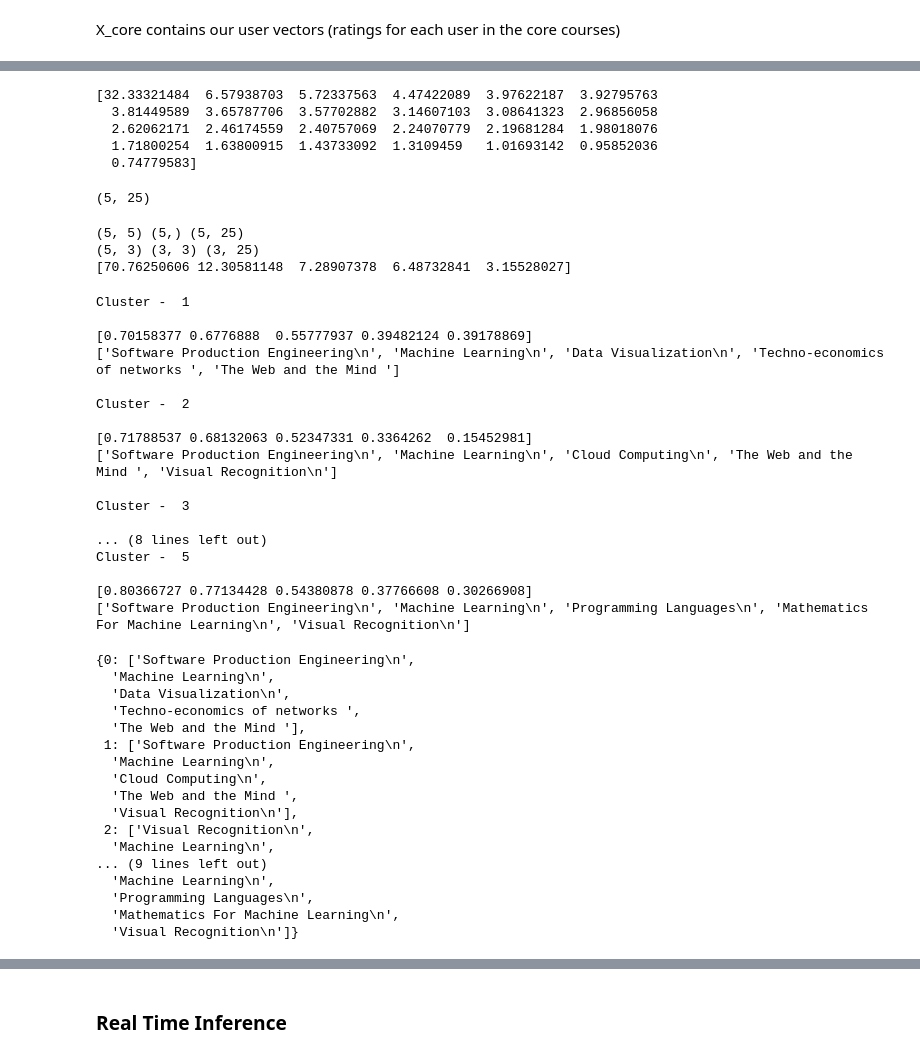
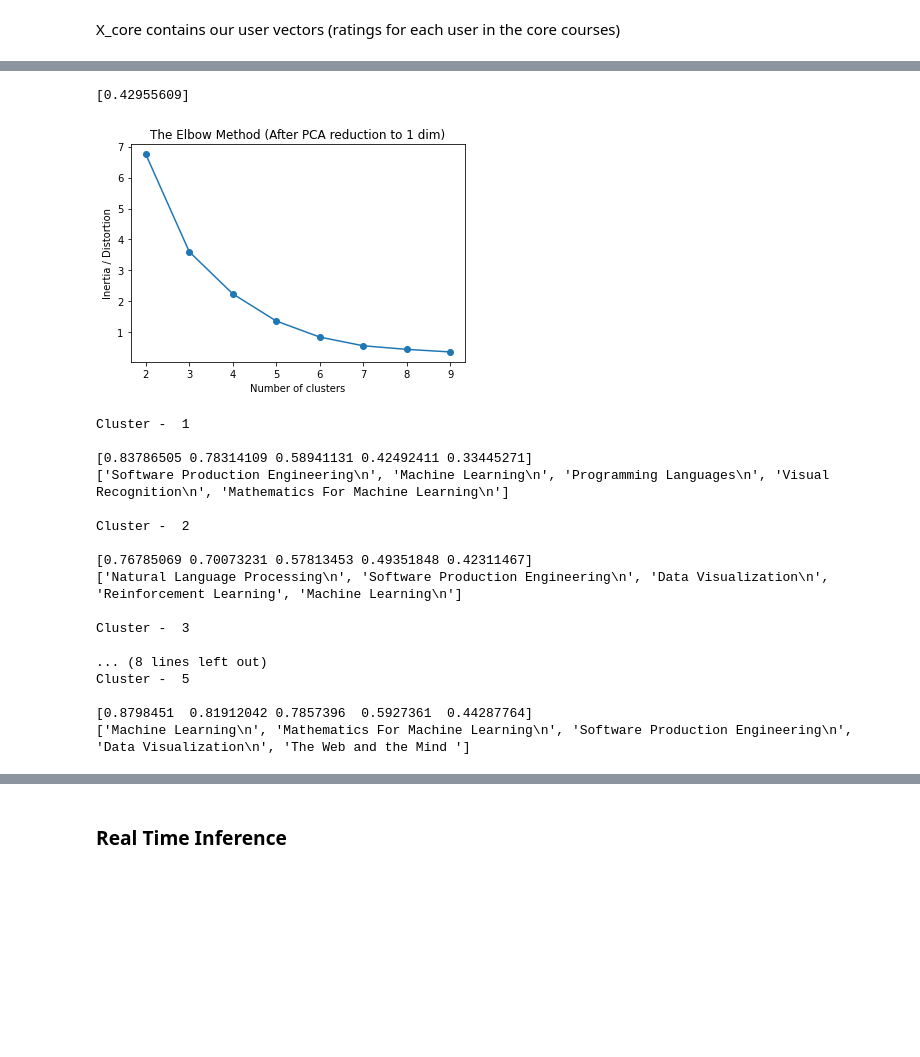
Before and after one commit to Shridhar2602/CourseRecommender, a Jupyter notebook: Analysis.ipynb, the cells around one changed output, grey strips where cells are left out. Saved outputs shown, nothing was run; the diff lists cells and outputs as text; code cells hidden in the pictures; blank space fills up the shorter version.

```diff
--- a/Analysis.ipynb
+++ b/Analysis.ipynb
@@ -84,3 +77,8 @@ def Pca(n):
+# %%
+Pca(1)
+# %% [output]
+[0.42955609]
+[figure, added]
 # %%
 n_clusters = 5
 n_init = 10
@@ -91,14 +90,7 @@ cluster_assignment = kmeans.c_assignment
 # %%
 Svd = SVD(X)
 u, s, vh = Svd.return_trunc_matrices(X, 1)
-print(Svd.singularvalues / Svd.singularvalues.sum() * 100)
 X_SVD = np.dot(u @ s, vh).T
-# %% [output]
-[32.33321484  6.57938703  5.72337563  4.47422089  3.97622187  3.92795763
-  3.81449589  3.65787706  3.57702882  3.14607103  3.08641323  2.96856058
-  2.62062171  2.46174559  2.40757069  2.24070779  2.19681284  1.98018076
-  1.71800254  1.63800915  1.43733092  1.3109459   1.01693142  0.95852036
-  0.74779583]
 # %%
 X_comp = np.zeros((1, 25))
 
@@ -107,25 +99,14 @@ for i in range(n_clusters):
     X_comp = np.vstack((X_comp, mean))
 
 X_comp = X_comp[1:, :]
-X_comp.shape
-# %% [output]
-(5, 25)
 # %%
-# numpy
 u, s, vh = np.linalg.svd(X_comp, full_matrices=False)
-print(u.shape, s.shape, vh.shape)
 np.allclose(X_comp, np.dot(u * s, vh))
 
 Svd = SVD(X_comp)
-u, s, vh = Svd.return_trunc_matrices(X_comp, 2)
-print(u.shape, s.shape, vh.shape)
-print(Svd.singularvalues / Svd.singularvalues.sum() * 100)
+u, s, vh = Svd.return_trunc_matrices(X_comp, 1)
 
 X_svd = np.dot(u @ s, vh)
-# %% [output]
-(5, 5) (5,) (5, 25)
-(5, 3) (3, 3) (3, 25)
-[70.76250606 12.30581148  7.28907378  6.48732841  3.15528027]
 # %%
 def get_predictions(n, X):
 	recs = {}
@@ -135,8 +116,7 @@ def get_predictions(n, X):
 		print("Cluster - ", i + 1, "\n")
 		print(X_svd[i, :][ind][::-1])
 		print([elective_courses[i] for i in ind[::-1]], "\n")
-		recs[i] = [elective_courses[i] for i in ind[::-1]]
-		# recs[i] = ind
+		recs[i] = [[elective_courses[i] for i in ind[::-1]], [X_svd[i, :][ind][::-1]]]
 
 	return recs
 
@@ -144,41 +124,21 @@ recommendations = get_predictions(5, X_svd[:, 5:])
 # %% [output]
 Cluster -  1
 
-[0.70158377 0.6776888  0.55777937 0.39482124 0.39178869]
-['Software Production Engineering\n', 'Machine Learning\n', 'Data Visualization\n', 'Techno-economics of networks ', 'The Web and the Mind ']
+[0.83786505 0.78314109 0.58941131 0.42492411 0.33445271]
+['Software Production Engineering\n', 'Machine Learning\n', 'Programming Languages\n', 'Visual Recognition\n', 'Mathematics For Machine Learning\n']
 
 Cluster -  2
 
-[0.71788537 0.68132063 0.52347331 0.3364262  0.15452981]
-['Software Production Engineering\n', 'Machine Learning\n', 'Cloud Computing\n', 'The Web and the Mind ', 'Visual Recognition\n']
+[0.76785069 0.70073231 0.57813453 0.49351848 0.42311467]
+['Natural Language Processing\n', 'Software Production Engineering\n', 'Data Visualization\n', 'Reinforcement Learning', 'Machine Learning\n']
 
 Cluster -  3
 
 ... (8 lines left out)
 Cluster -  5
 
-[0.80366727 0.77134428 0.54380878 0.37766608 0.30266908]
-['Software Production Engineering\n', 'Machine Learning\n', 'Programming Languages\n', 'Mathematics For Machine Learning\n', 'Visual Recognition\n']
+[0.8798451  0.81912042 0.7857396  0.5927361  0.44287764]
+['Machine Learning\n', 'Mathematics For Machine Learning\n', 'Software Production Engineering\n', 'Data Visualization\n', 'The Web and the Mind ']
-# %%
-recommendations
-# %% [output]
-{0: ['Software Production Engineering\n',
-  'Machine Learning\n',
-  'Data Visualization\n',
-  'Techno-economics of networks ',
-  'The Web and the Mind '],
- 1: ['Software Production Engineering\n',
-  'Machine Learning\n',
-  'Cloud Computing\n',
-  'The Web and the Mind ',
-  'Visual Recognition\n'],
- 2: ['Visual Recognition\n',
-  'Machine Learning\n',
-... (9 lines left out)
-  'Machine Learning\n',
-  'Programming Languages\n',
-  'Mathematics For Machine Learning\n',
-  'Visual Recognition\n']}
 # %%
 def get_mse(x, x_pred):
 
```
Also changed, not shown: parts of 22 cells of this notebook, 4 other files.
